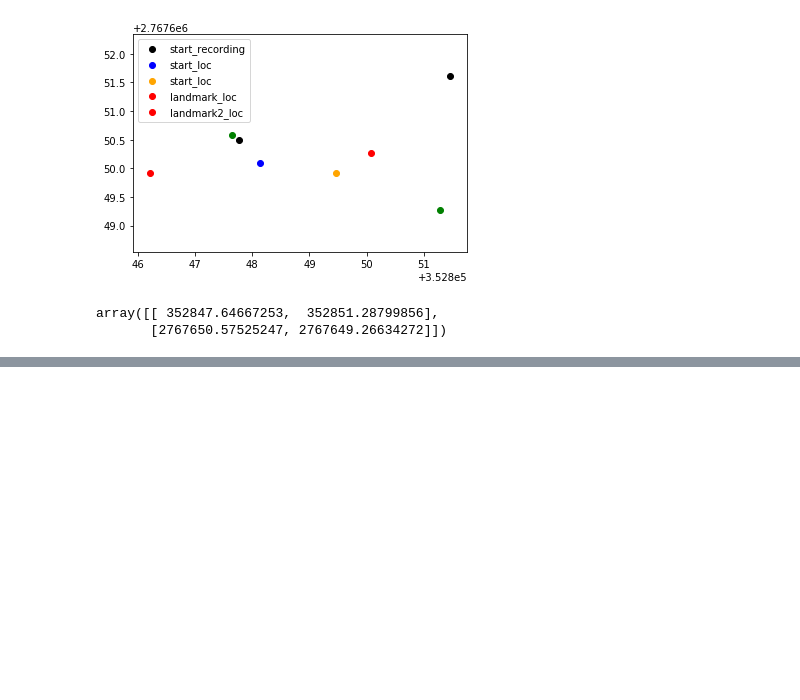
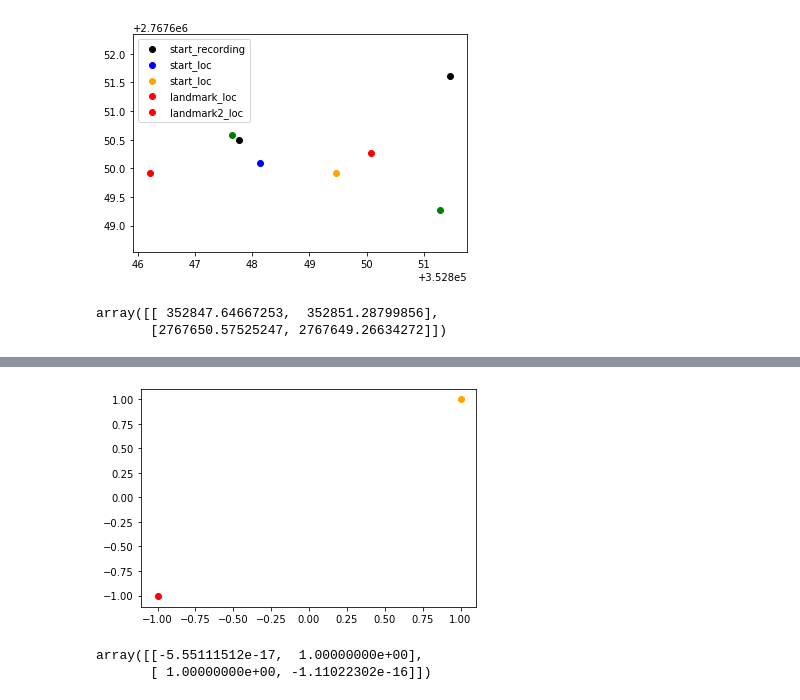
Before and after one commit to Chen-Yu-Qiang/mapping_explorer, a Jupyter notebook: jupyterNotebook/Automatic_tree_detection.ipynb, the cells around one changed output, grey strips where cells are left out. Cells and saved outputs as stored; diff of their text form; code cells hidden in the pictures; blank space fills up the shorter version.

```diff
--- a/jupyterNotebook/Automatic_tree_detection.ipynb
+++ b/jupyterNotebook/Automatic_tree_detection.ipynb
@@ -748,3 +748,6 @@ source_T
 # %% [output]
 array([[ 352847.64667253,  352851.28799856],
        [2767650.57525247, 2767649.26634272]])
+# %%
+source = np.array([[1,3],[1,3]])
+dist = np.array([[1,3],[1,3]])
@@ -750,0 +780,11 @@ array([[ 352847.64667253,  352851.28799856],
+# %%
+plt.scatter(X[0,0], X[1,0], c='r')
+plt.scatter(X[0,1], X[1,1], c='orange')
+plt.show()
+# %% [output]
+[figure, added]
+# %%
+R
+# %% [output]
+array([[-5.55111512e-17,  1.00000000e+00],
+       [ 1.00000000e+00, -1.11022302e-16]])
```
Also changed, not shown: parts of 5 cells of this notebook.
